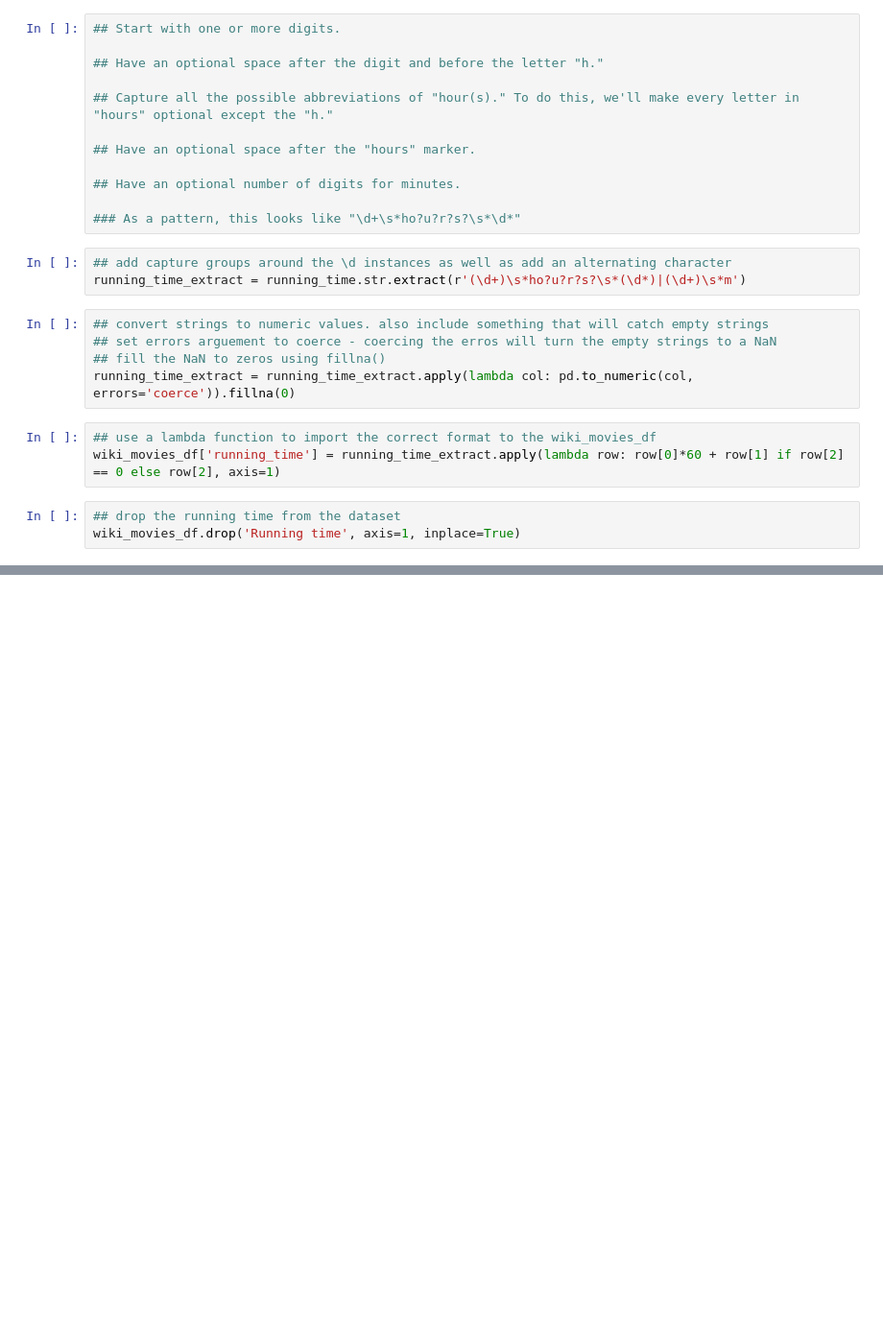
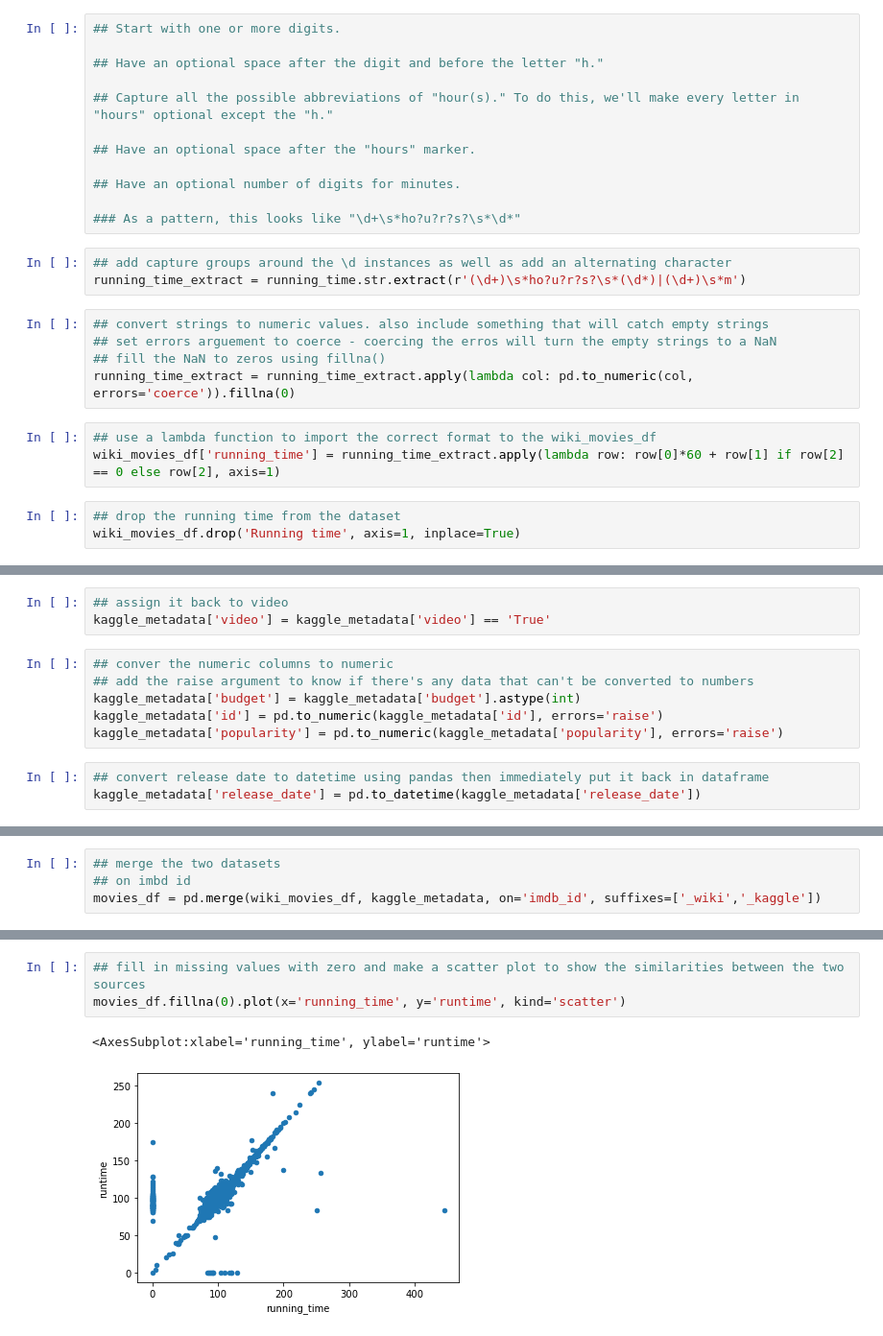
Before and after one commit to julianneitliong/Movies_ETL, a Jupyter notebook: ETL_Practice.ipynb, the cells around one changed output, grey strips where cells are left out. Shown: that part at 96% size. Saved outputs shown, nothing was run; the diff lists cells and outputs as text; blank space fills up the shorter version.

```diff
--- a/ETL_Practice.ipynb
+++ b/ETL_Practice.ipynb
@@ -903,0 +971,12 @@ wiki_movies_df.drop('Running time', axis=1, inplace=True)
+# %%
+## assign it back to video
+kaggle_metadata['video'] = kaggle_metadata['video'] == 'True'
+# %%
+## conver the numeric columns to numeric
+## add the raise argument to know if there's any data that can't be converted to numbers
+kaggle_metadata['budget'] = kaggle_metadata['budget'].astype(int)
+kaggle_metadata['id'] = pd.to_numeric(kaggle_metadata['id'], errors='raise')
+kaggle_metadata['popularity'] = pd.to_numeric(kaggle_metadata['popularity'], errors='raise')
+# %%
+## convert release date to datetime using pandas then immediately put it back in dataframe
+kaggle_metadata['release_date'] = pd.to_datetime(kaggle_metadata['release_date'])
@@ -903,0 +1034,4 @@ wiki_movies_df.drop('Running time', axis=1, inplace=True)
+# %%
+## merge the two datasets
+## on imbd id
+movies_df = pd.merge(wiki_movies_df, kaggle_metadata, on='imdb_id', suffixes=['_wiki','_kaggle'])
@@ -903,0 +1094,6 @@ wiki_movies_df.drop('Running time', axis=1, inplace=True)
+# %%
+## fill in missing values with zero and make a scatter plot to show the similarities between the two sources
+movies_df.fillna(0).plot(x='running_time', y='runtime', kind='scatter')
+# %% [output]
+<AxesSubplot:xlabel='running_time', ylabel='runtime'>
+[figure, added]
```
Also changed, not shown: parts of 38 cells of this notebook.
